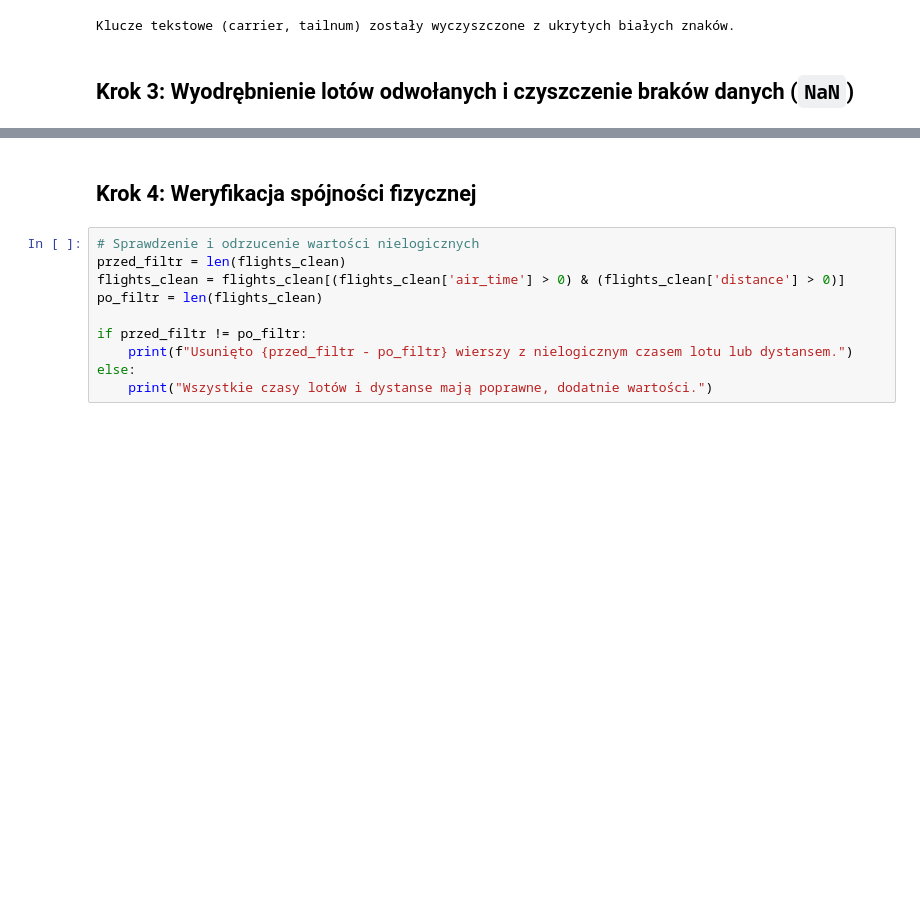
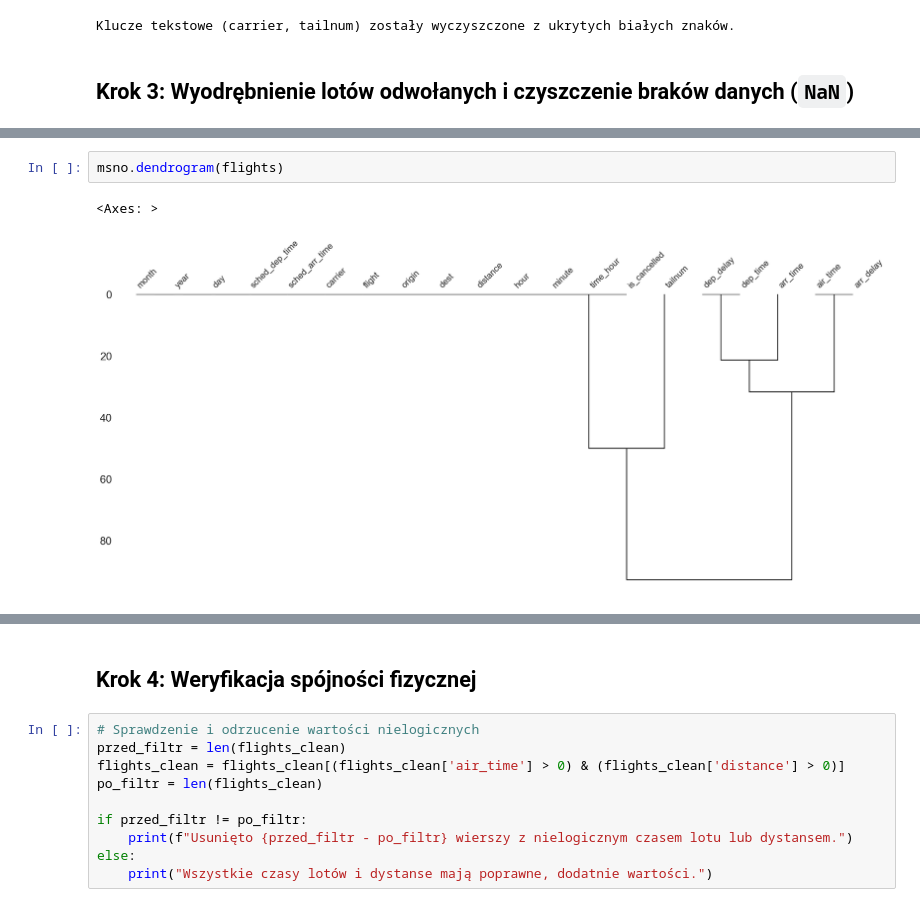
Before and after one commit to xShyen/KursZPythona, a Jupyter notebook: analiza.ipynb, the cells around one changed output, grey strips where cells are left out. Saved outputs shown, nothing was run; the diff lists cells and outputs as text; blank space fills up the shorter version.

```diff
--- a/analiza.ipynb
+++ b/analiza.ipynb
@@ -416,0 +412,5 @@ Liczba zrealizowanych lotów gotowych do analizy opóźnien: 327,346
+# %%
+msno.dendrogram(flights)
+# %% [output]
+<Axes: >
+[figure, added]
```
Also changed, not shown: parts of 24 cells of this notebook.
